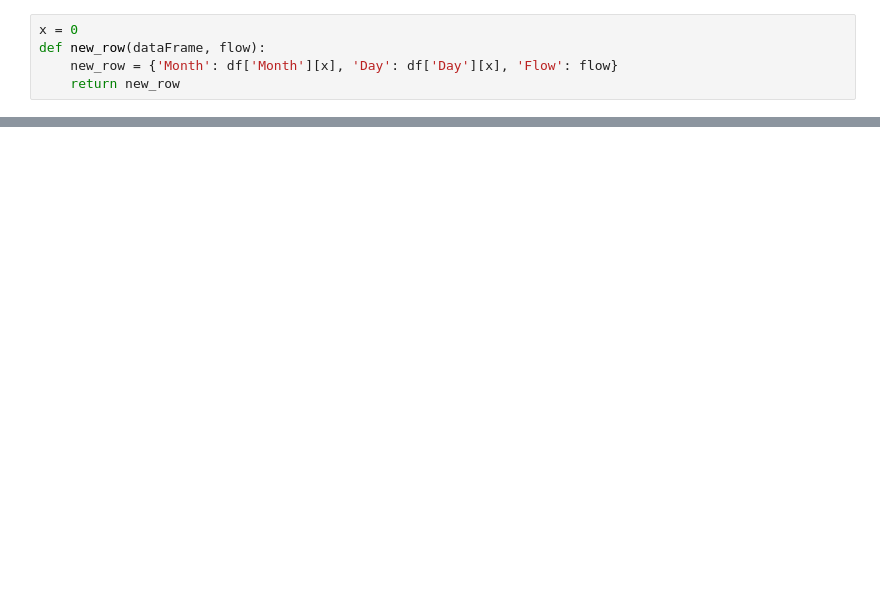
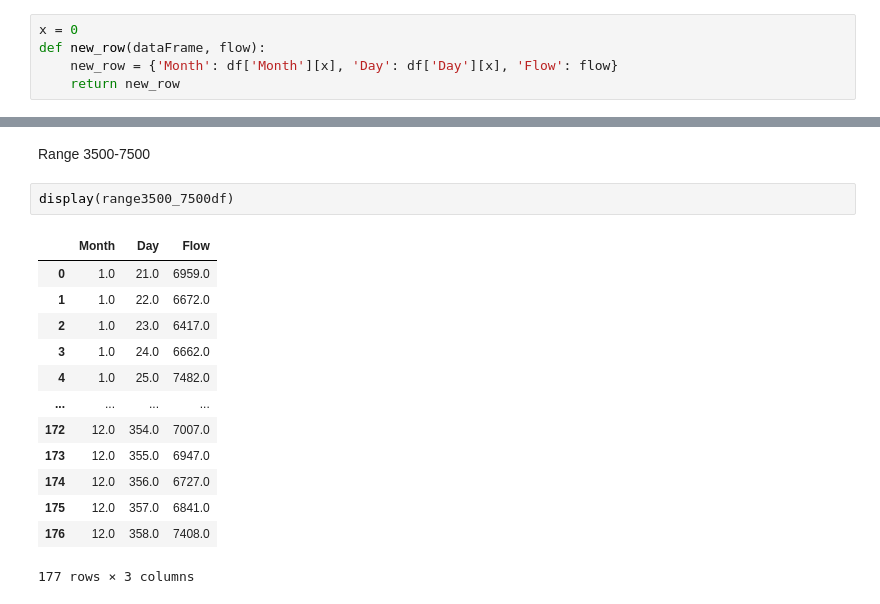
Before and after one commit to annahollandkeener/L-D2, a Jupyter notebook: L&D.ipynb, the cells around one changed output, grey strips where cells are left out. Drawn from its saved outputs; the diff is of its cells as text; blank space fills up the shorter version.

```diff
--- a/L&D.ipynb
+++ b/L&D.ipynb
@@ -101,0 +112,18 @@ print(df)
+# %% [markdown]
+Range 3500-7500
+# %%
+display(range3500_7500df)
+# %% [output]
+|  | Month | Day | Flow |
+| 0 | 1.0 | 21.0 | 6959.0 |
+| 1 | 1.0 | 22.0 | 6672.0 |
+| 2 | 1.0 | 23.0 | 6417.0 |
+| 3 | 1.0 | 24.0 | 6662.0 |
+| 4 | 1.0 | 25.0 | 7482.0 |
+| ... | ... | ... | ... |
+| 172 | 12.0 | 354.0 | 7007.0 |
+| 173 | 12.0 | 355.0 | 6947.0 |
+| 174 | 12.0 | 356.0 | 6727.0 |
+| 175 | 12.0 | 357.0 | 6841.0 |
+| 176 | 12.0 | 358.0 | 7408.0 |
+177 rows × 3 columns
```
Also changed, not shown: parts of 23 cells of this notebook, 1 other file.
